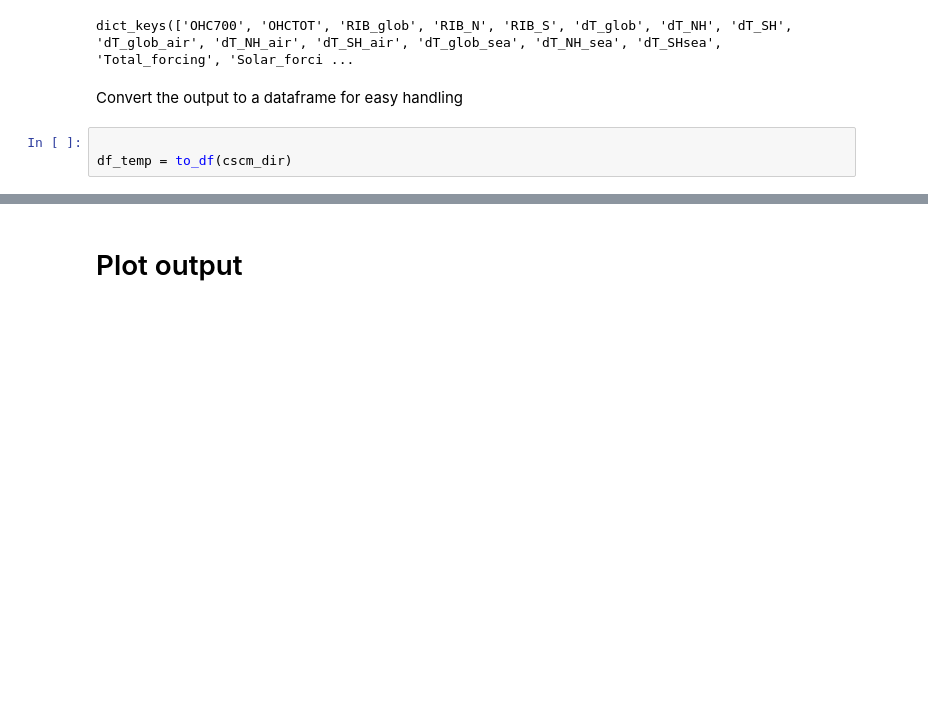
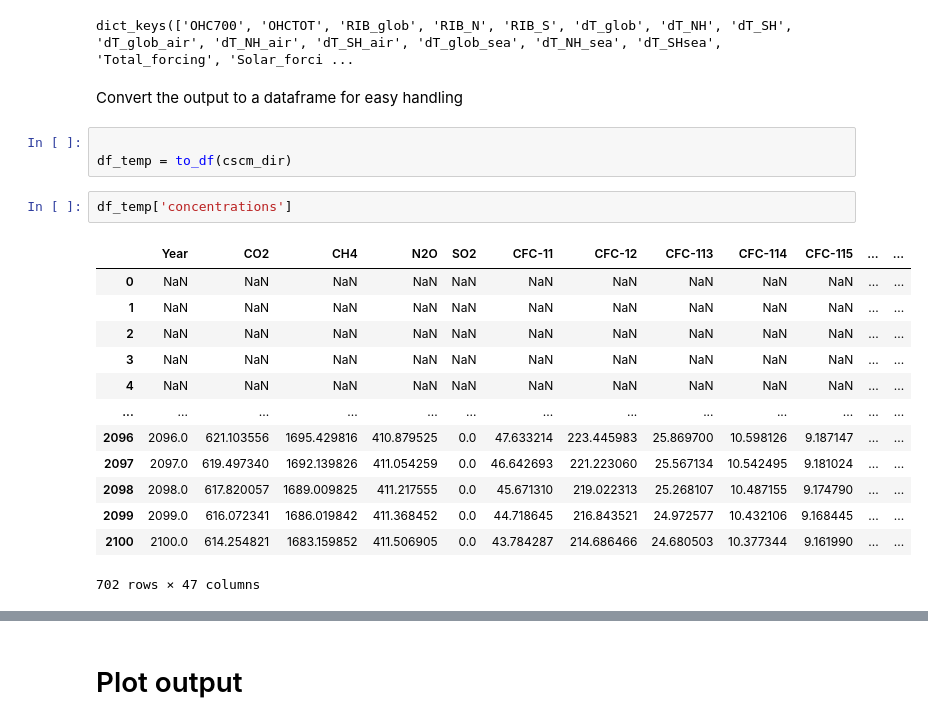
Before and after one commit to ciceroOslo/ciceroscm, a Jupyter notebook: notebooks/CSCM_example_directinput.ipynb, the cells around one changed output, grey strips where cells are left out. Saved outputs shown, nothing was run; the diff lists cells and outputs as text; blank space fills up the shorter version.

```diff
--- a/notebooks/CSCM_example_directinput.ipynb
+++ b/notebooks/CSCM_example_directinput.ipynb
@@ -153,6 +153,22 @@ Convert the output to a dataframe for easy handling
 # %%
 
 df_temp = to_df(cscm_dir)
+# %%
+df_temp['concentrations']
+# %% [output]
+|  | Year | CO2 | CH4 | N2O | SO2 | CFC-11 | CFC-12 | CFC-113 | CFC-114 | CFC-115 | ... | ... |
+| 0 | NaN | NaN | NaN | NaN | NaN | NaN | NaN | NaN | NaN | NaN | ... | ... |
+| 1 | NaN | NaN | NaN | NaN | NaN | NaN | NaN | NaN | NaN | NaN | ... | ... |
+| 2 | NaN | NaN | NaN | NaN | NaN | NaN | NaN | NaN | NaN | NaN | ... | ... |
+| 3 | NaN | NaN | NaN | NaN | NaN | NaN | NaN | NaN | NaN | NaN | ... | ... |
+| 4 | NaN | NaN | NaN | NaN | NaN | NaN | NaN | NaN | NaN | NaN | ... | ... |
+| ... | ... | ... | ... | ... | ... | ... | ... | ... | ... | ... | ... | ... |
+| 2096 | 2096.0 | 621.103556 | 1695.429816 | 410.879525 | 0.0 | 47.633214 | 223.445983 | 25.869700 | 10.598126 | 9.187147 | ... | ... |
+| 2097 | 2097.0 | 619.497340 | 1692.139826 | 411.054259 | 0.0 | 46.642693 | 221.223060 | 25.567134 | 10.542495 | 9.181024 | ... | ... |
+| 2098 | 2098.0 | 617.820057 | 1689.009825 | 411.217555 | 0.0 | 45.671310 | 219.022313 | 25.268107 | 10.487155 | 9.174790 | ... | ... |
+| 2099 | 2099.0 | 616.072341 | 1686.019842 | 411.368452 | 0.0 | 44.718645 | 216.843521 | 24.972577 | 10.432106 | 9.168445 | ... | ... |
+| 2100 | 2100.0 | 614.254821 | 1683.159852 | 411.506905 | 0.0 | 43.784287 | 214.686466 | 24.680503 | 10.377344 | 9.161990 | ... | ... |
+702 rows × 47 columns
 # %%
 # NBVAL_IGNORE_OUTPUT
 df_temp.head()
```
Also changed, not shown: parts of 3 cells of this notebook, 3 other files.
